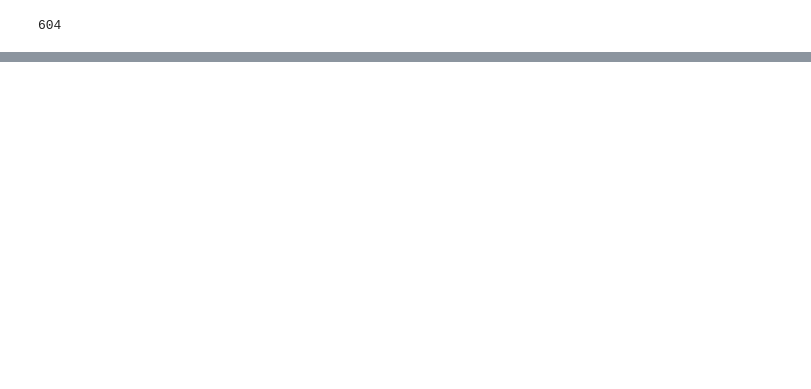
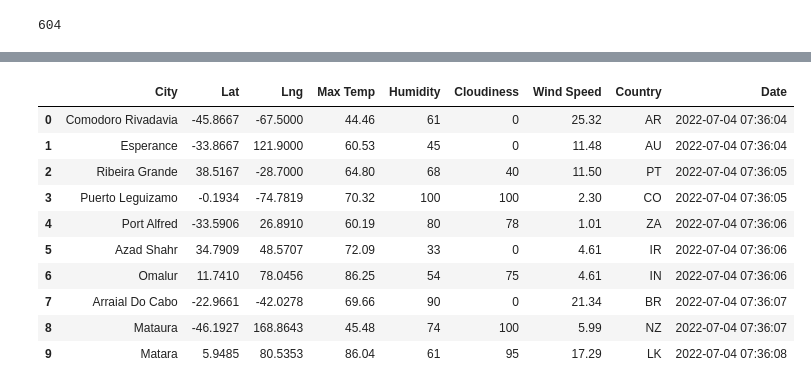
Before and after one commit to kyturr/World_Weather_Analysis, a Jupyter notebook: WeatherPy.ipynb, the cells around one changed output, grey strips where cells are left out. Drawn from its saved outputs; the diff is of its cells as text; code cells hidden in the pictures; blank space fills up the shorter version.

Commit message:
Added everything using git add --all... updated git ignore and weather py

```diff
--- a/WeatherPy.ipynb
+++ b/WeatherPy.ipynb
@@ -17,5 +17,3 @@ lat_lngs
 coordinates = list(lat_lngs)
 # %%
 from citipy import citipy
-city=citipy.nearest_city(22.99,120.21)
-city
@@ -37,0 +44,3 @@ len(cities)
+# %%
+# Starting URL for Weather Map API Call.
+url = "http://api.openweathermap.org/data/2.5/weather?units=Imperial&APPID=" + weather_api_key
@@ -37,0 +138,5 @@ len(cities)
+# %%
+# Create an endpoint URL for a city.
+city_url = url + "&q=" + "Boston"
+city_weather = requests.get(city_url)
+city_weather.json()
@@ -37,0 +263,16 @@ len(cities)
+# %%
+# Convert the array of dictionaries to a Pandas DataFrame.
+city_data_df = pd.DataFrame(city_data)
+city_data_df.head(10)
+# %% [output]
+|  | City | Lat | Lng | Max Temp | Humidity | Cloudiness | Wind Speed | Country | Date |
+| 0 | Comodoro Rivadavia | -45.8667 | -67.5000 | 44.46 | 61 | 0 | 25.32 | AR | 2022-07-04 07:36:04 |
+| 1 | Esperance | -33.8667 | 121.9000 | 60.53 | 45 | 0 | 11.48 | AU | 2022-07-04 07:36:04 |
+| 2 | Ribeira Grande | 38.5167 | -28.7000 | 64.80 | 68 | 40 | 11.50 | PT | 2022-07-04 07:36:05 |
+| 3 | Puerto Leguizamo | -0.1934 | -74.7819 | 70.32 | 100 | 100 | 2.30 | CO | 2022-07-04 07:36:05 |
+| 4 | Port Alfred | -33.5906 | 26.8910 | 60.19 | 80 | 78 | 1.01 | ZA | 2022-07-04 07:36:06 |
+| 5 | Azad Shahr | 34.7909 | 48.5707 | 72.09 | 33 | 0 | 4.61 | IR | 2022-07-04 07:36:06 |
+| 6 | Omalur | 11.7410 | 78.0456 | 86.25 | 54 | 75 | 4.61 | IN | 2022-07-04 07:36:06 |
+| 7 | Arraial Do Cabo | -22.9661 | -42.0278 | 69.66 | 90 | 0 | 21.34 | BR | 2022-07-04 07:36:07 |
+| 8 | Mataura | -46.1927 | 168.8643 | 45.48 | 74 | 100 | 5.99 | NZ | 2022-07-04 07:36:07 |
+| 9 | Matara | 5.9485 | 80.5353 | 86.04 | 61 | 95 | 17.29 | LK | 2022-07-04 07:36:08 |
```
Also changed, not shown: parts of 24 cells of this notebook, 2 other files.
